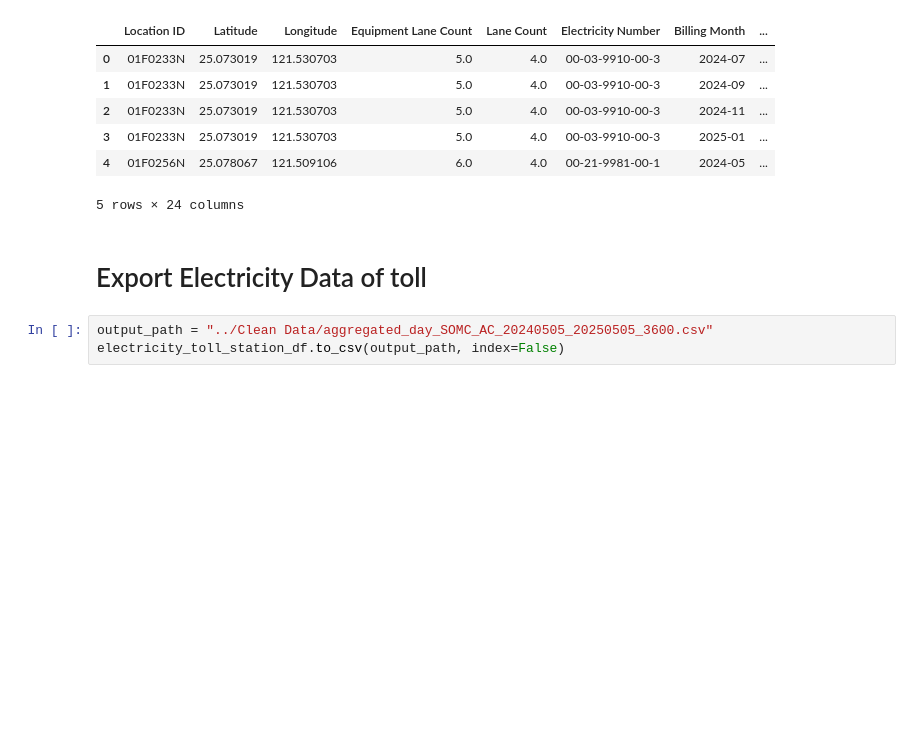
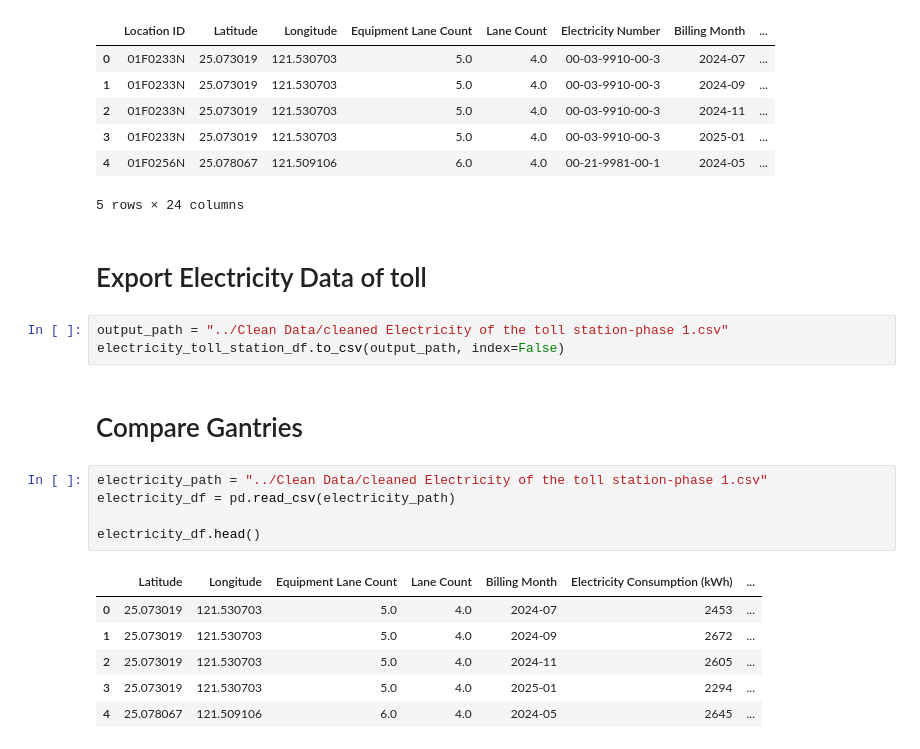
Before and after one commit to PauloWgDev/PowerConsumtionPrediction, a Jupyter notebook: Pre Processing/PreprocessPowerConsumption.ipynb, the cells around one changed output. Saved outputs shown, nothing was run; the diff lists cells and outputs as text; blank space fills up the shorter version.

```diff
--- a/Pre Processing/PreprocessPowerConsumption.ipynb
+++ b/Pre Processing/PreprocessPowerConsumption.ipynb
@@ -199,5 +233,19 @@ electricity_toll_station_df.head()
 # %% [markdown]
 # Export Electricity Data of toll
 # %%
-output_path = "../Clean Data/aggregated_day_SOMC_AC_20240505_20250505_3600.csv"
+output_path = "../Clean Data/cleaned Electricity of the toll station-phase 1.csv"
 electricity_toll_station_df.to_csv(output_path, index=False)
+# %% [markdown]
+# Compare Gantries
+# %%
+electricity_path = "../Clean Data/cleaned Electricity of the toll station-phase 1.csv"
+electricity_df = pd.read_csv(electricity_path)
+
+electricity_df.head()
+# %% [output]
+|  | Latitude | Longitude | Equipment Lane Count | Lane Count | Billing Month | Electricity Consumption (kWh) | ... |
+| 0 | 25.073019 | 121.530703 | 5.0 | 4.0 | 2024-07 | 2453 | ... |
+| 1 | 25.073019 | 121.530703 | 5.0 | 4.0 | 2024-09 | 2672 | ... |
+| 2 | 25.073019 | 121.530703 | 5.0 | 4.0 | 2024-11 | 2605 | ... |
+| 3 | 25.073019 | 121.530703 | 5.0 | 4.0 | 2025-01 | 2294 | ... |
+| 4 | 25.078067 | 121.509106 | 6.0 | 4.0 | 2024-05 | 2645 | ... |
```
Also changed, not shown: parts of 22 cells of this notebook, 4 other files.
